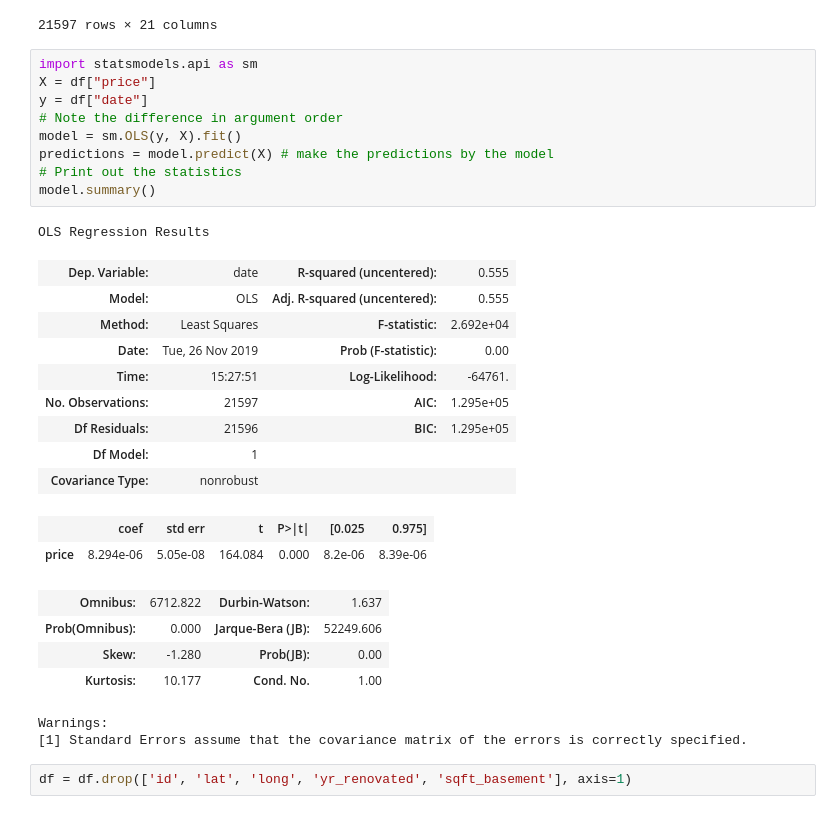
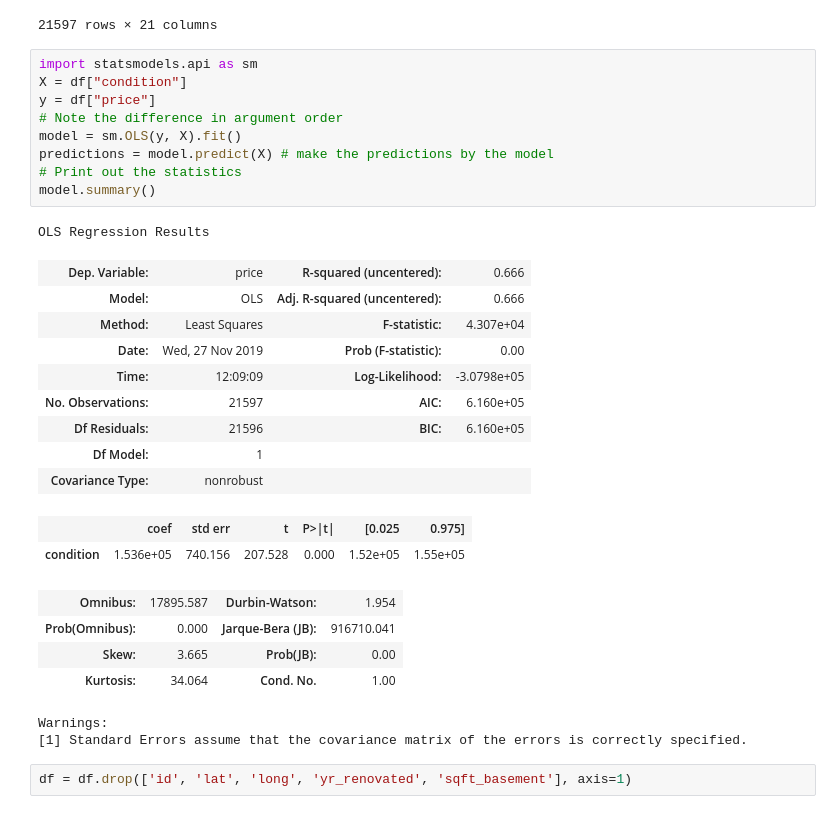
Before and after one commit to kmcnicoll/KyleMatt, a Jupyter notebook: kc_housing_data - wip - finch.ipynb, the cells around one changed output. Saved outputs shown, nothing was run; the diff lists cells and outputs as text.

```diff
--- a/kc_housing_data - wip - finch.ipynb
+++ b/kc_housing_data - wip - finch.ipynb
@@ -73,30 +73,30 @@ df
 21597 rows × 21 columns
 # %%
 import statsmodels.api as sm
-X = df["price"]
-y = df["date"]
+X = df["condition"]
+y = df["price"]
 # Note the difference in argument order
 model = sm.OLS(y, X).fit()
 predictions = model.predict(X) # make the predictions by the model
 # Print out the statistics
 model.summary()
 # %% [output]
 OLS Regression Results
-| Dep. Variable: | date | R-squared (uncentered): | 0.555 |
-| Model: | OLS | Adj. R-squared (uncentered): | 0.555 |
-| Method: | Least Squares | F-statistic: | 2.692e+04 |
-| Date: | Tue, 26 Nov 2019 | Prob (F-statistic): | 0.00 |
-| Time: | 15:27:51 | Log-Likelihood: | -64761. |
-| No. Observations: | 21597 | AIC: | 1.295e+05 |
-| Df Residuals: | 21596 | BIC: | 1.295e+05 |
+| Dep. Variable: | price | R-squared (uncentered): | 0.666 |
+| Model: | OLS | Adj. R-squared (uncentered): | 0.666 |
+| Method: | Least Squares | F-statistic: | 4.307e+04 |
+| Date: | Wed, 27 Nov 2019 | Prob (F-statistic): | 0.00 |
+| Time: | 12:09:09 | Log-Likelihood: | -3.0798e+05 |
+| No. Observations: | 21597 | AIC: | 6.160e+05 |
+| Df Residuals: | 21596 | BIC: | 6.160e+05 |
 | Df Model: | 1 |  |  |
 | Covariance Type: | nonrobust |  |  |
 |  | coef | std err | t | P>|t| | [0.025 | 0.975] |
-| price | 8.294e-06 | 5.05e-08 | 164.084 | 0.000 | 8.2e-06 | 8.39e-06 |
+| condition | 1.536e+05 | 740.156 | 207.528 | 0.000 | 1.52e+05 | 1.55e+05 |
-| Omnibus: | 6712.822 | Durbin-Watson: | 1.637 |
-| Prob(Omnibus): | 0.000 | Jarque-Bera (JB): | 52249.606 |
-| Skew: | -1.280 | Prob(JB): | 0.00 |
-| Kurtosis: | 10.177 | Cond. No. | 1.00 |
+| Omnibus: | 17895.587 | Durbin-Watson: | 1.954 |
+| Prob(Omnibus): | 0.000 | Jarque-Bera (JB): | 916710.041 |
+| Skew: | 3.665 | Prob(JB): | 0.00 |
+| Kurtosis: | 34.064 | Cond. No. | 1.00 |
 Warnings:
 [1] Standard Errors assume that the covariance matrix of the errors is correctly specified.
 # %%
```
Also changed, not shown: parts of 16 cells of this notebook.
